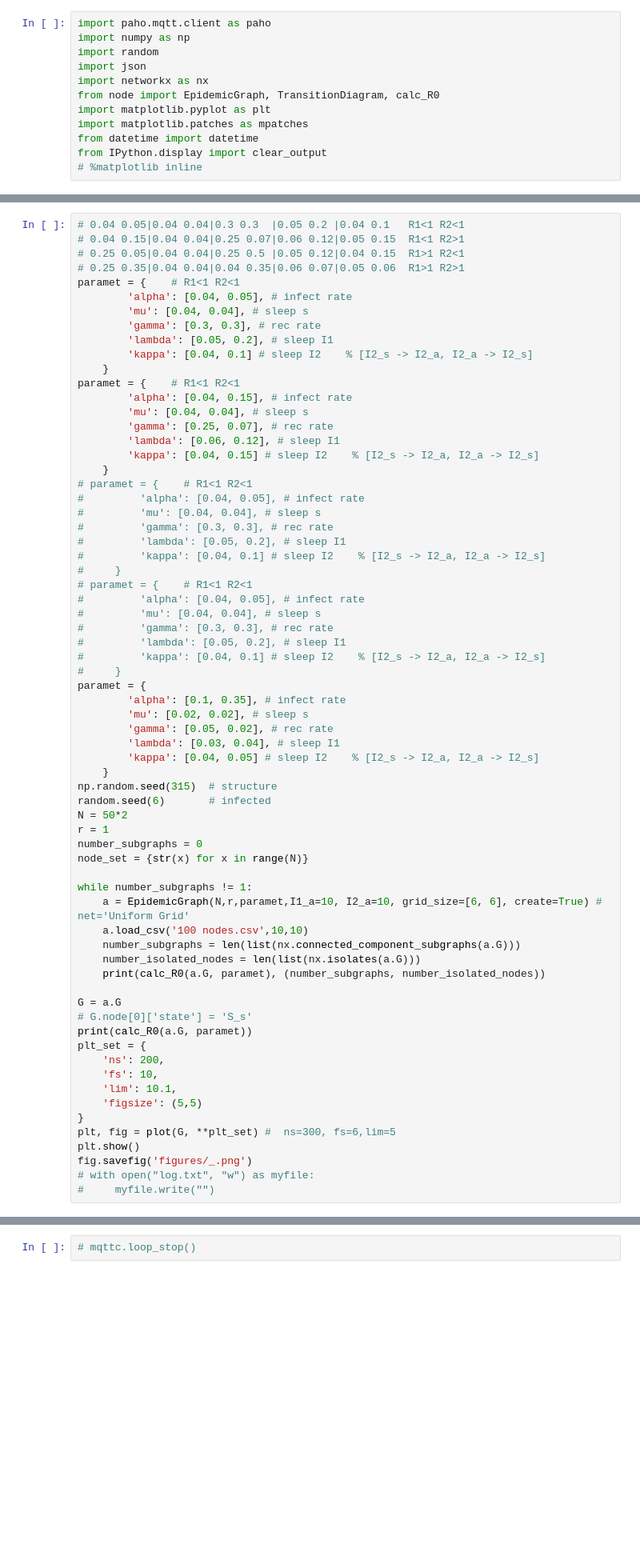
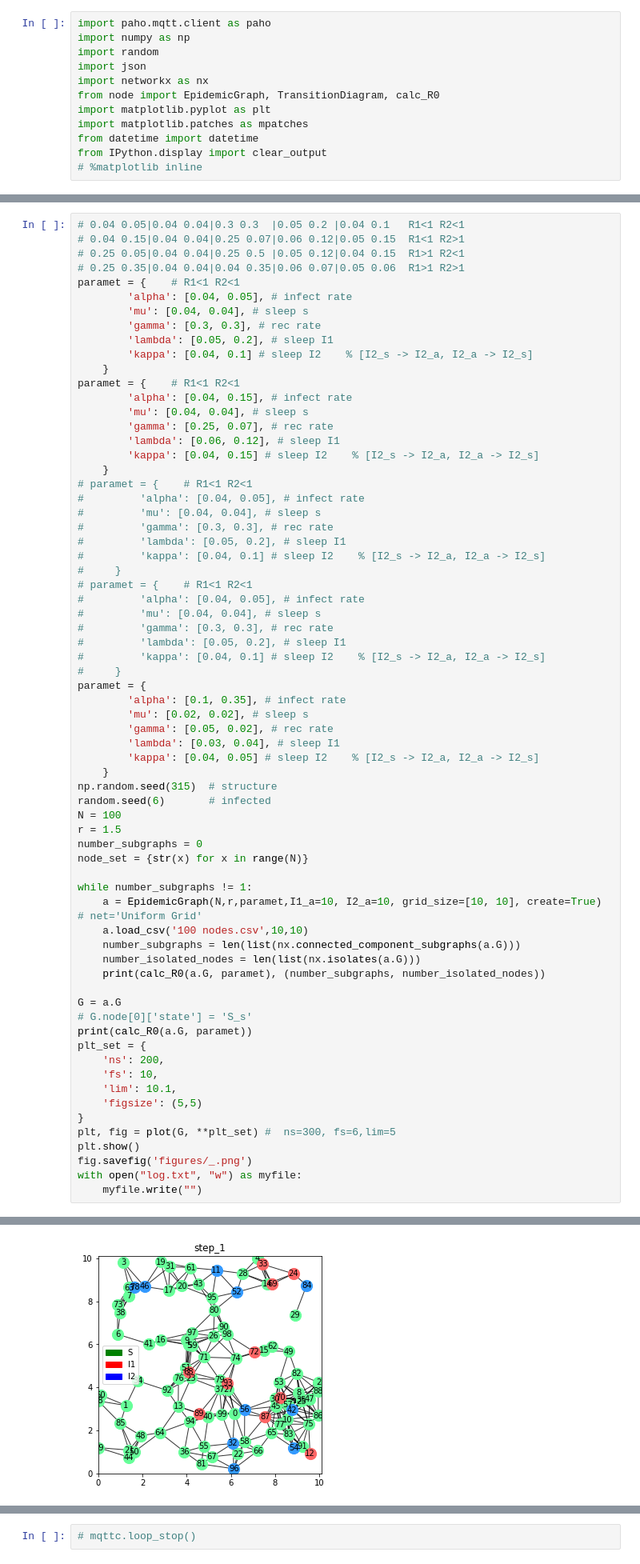
Before and after one commit to Dmitriy-Fedorov/Epidemic-Model, a Jupyter notebook: Raspberry_v4.1/control_node/init_v4.1.ipynb, the cells around one changed output, grey strips where cells are left out. Shown: that part at 80% size. Saved outputs shown, nothing was run; the diff lists cells and outputs as text; blank space fills up the shorter version.

```diff
--- a/Raspberry_v4.1/control_node/init_v4.1.ipynb
+++ b/Raspberry_v4.1/control_node/init_v4.1.ipynb
@@ -164,13 +173,13 @@ paramet = {
     }
 np.random.seed(315)  # structure
 random.seed(6)       # infected
-N = 50*2
-r = 1
+N = 100
+r = 1.5
 number_subgraphs = 0
 node_set = {str(x) for x in range(N)}
 
 while number_subgraphs != 1:
-    a = EpidemicGraph(N,r,paramet,I1_a=10, I2_a=10, grid_size=[6, 6], create=True) # net='Uniform Grid'
+    a = EpidemicGraph(N,r,paramet,I1_a=10, I2_a=10, grid_size=[10, 10], create=True) # net='Uniform Grid'
     a.load_csv('100 nodes.csv',10,10)
     number_subgraphs = len(list(nx.connected_component_subgraphs(a.G)))
     number_isolated_nodes = len(list(nx.isolates(a.G)))
@@ -188,5 +197,6 @@ plt_set = {
 plt, fig = plot(G, **plt_set) #  ns=300, fs=6,lim=5
 plt.show()
 fig.savefig('figures/_.png')
-# with open("log.txt", "w") as myfile:
-#     myfile.write("")
+with open("log.txt", "w") as myfile:
+    myfile.write("")
+# %% [output]
@@ -193,3 +206,4 @@ fig.savefig('figures/_.png')
+[figure, added]
 # %%
 G.node[1]
 node_set = {str(x) for x in range(N)}
```
Also changed, not shown: parts of 6 cells of this notebook, 3 other files.
